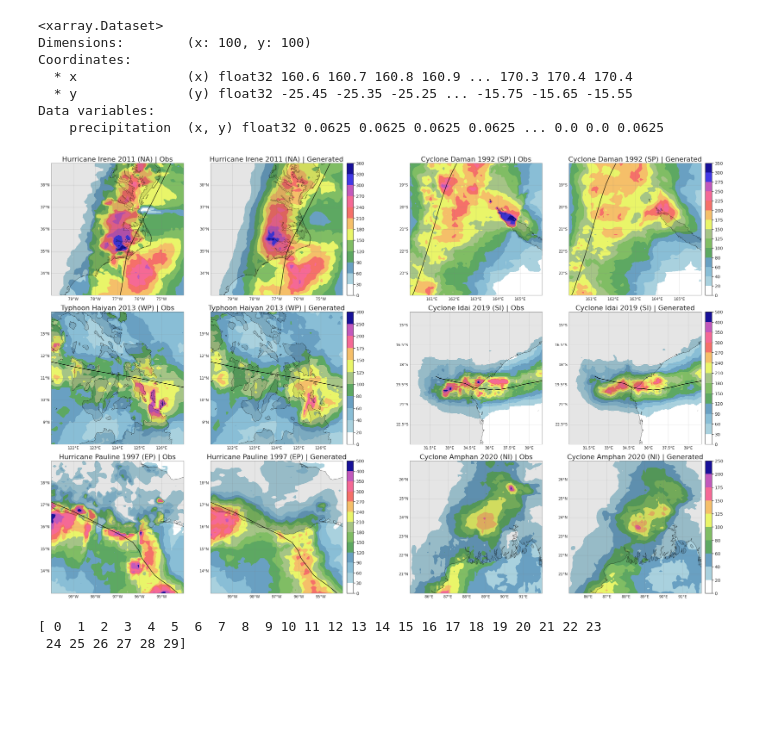
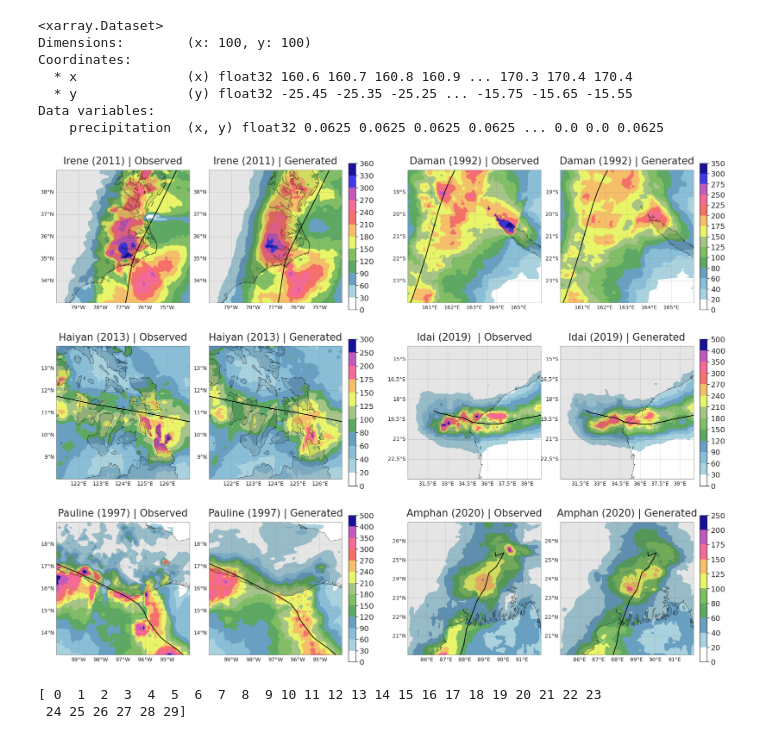
Before and after one commit to vosps/tropical_cyclone, a Jupyter notebook: figures/7_storm_rain.ipynb, the cells around one changed output. Saved outputs shown, nothing was run; the diff lists cells and outputs as text; code cells hidden in the pictures; blank space fills up the shorter version.

```diff
--- a/figures/7_storm_rain.ipynb
+++ b/figures/7_storm_rain.ipynb
@@ -347,6 +366,10 @@ storm_6 = '2020138N10086'
 centre_lats_6 = tracks['lat'].loc[tracks['sid']==storm_6].reset_index(drop=True)
 centre_lons_6 = tracks['lon'].loc[tracks['sid']==storm_6].reset_index(drop=True)
 intensity_6 = tracks['sshs'].loc[tracks['sid']==storm_6].reset_index(drop=True)
+
+centre_lats_6 = [19.8,20.55,21.37,22.05,22.83,23.5,24.33,24.63,25.09,25.38,25.21,25.4]
+centre_lons_6 = [87.7,87.95,88.09,88.35,88.63,89.05,89.28,89.64,89.91,90.05,89.62,89.6]
+intensity_6 = [1,1,1,1,1,1,1,1,1,1,1,1]
 # %% [output]
 [ 0  1  2  3  4  5  6  7  8  9 10 11 12 13 14 15 16 17 18 19 20 21 22 23
  24 25 26 27 28 29]
@@ -602,7 +436,8 @@ sns.set_context("notebook")
 precip_cmap,precip_norm = make_cmap()
 
 gridspec = {'width_ratios': [1,1,0.2,1,1, 0.2]}
-fig, axes = plt.subplots(3, 6, figsize=(32, 20), sharey=False,subplot_kw={'projection': ccrs.PlateCarree()}, gridspec_kw=gridspec)
+# fig, axes = plt.subplots(3, 6, figsize=(32, 20), sharey=False,subplot_kw={'projection': ccrs.PlateCarree()}, gridspec_kw=gridspec)
+fig, axes = plt.subplots(3, 6, figsize=(32, 24), sharey=False,subplot_kw={'projection': ccrs.PlateCarree()}, gridspec_kw=gridspec)
 axes[0, 5].axis('off')
 axes[1, 5].axis('off')
 axes[2, 5].axis('off')
@@ -645,11 +480,11 @@ ylim_6 = (20,27)
 levels = [0, 20, 25, 30, 40, 50, 70, 100, 125, 150, 175,200, 225, 250, 300, 350, 400, 500]
 levels = [0, 20, 40, 60, 80, 100, 125, 150, 175, 200, 225, 250, 300, 350, 400, 500]
 levels = [0, 30, 60, 90, 120, 150, 180, 210, 240, 270, 300, 330, 360]
-title = 'Hurricane Irene 2011 (NA) | Obs'
+title = 'Irene (2011) | Observed'
 axes[0,0] = plot_accumulated(accumulated_ds_1['precipitation'],accumulated_ds_1['lat'].values,accumulated_ds_1['lon'].values,
 							vmin=0,vmax=375,cmap=precip_cmap,levels = levels,plot='ax',centre_lats=centre_lats_1,
 							centre_lons=centre_lons_1,intensity=intensity_1,ax=axes[0,0],mask_oceans=True,title=title)
-title = 'Hurricane Irene 2011 (NA) | Generated'
+title = 'Irene (2011) | Generated'
 axes[0,1] = plot_accumulated(accumulated_ds_pred_1['precipitation'],accumulated_ds_pred_1['lat'].values,accumulated_ds_pred_1['lon'].values,
 							vmin=0,vmax=375,cmap=precip_cmap,levels = levels,plot='ax',centre_lats=centre_lats_1,centre_lons=centre_lons_1,
 							intensity=intensity_1,ax=axes[0,1],mask_oceans=True,title=title,cbar=True,cax=axes[0,2])
@@ -661,12 +496,12 @@ axes[0,1].set_ylim(ylim_1)
 # Haiyan
 # levels = [0,20, 25, 30, 40, 50, 75, 100, 125, 150, 175, 200, 250, 300]
 levels = [0, 20, 40, 60, 80, 100, 125, 150, 175, 200, 250, 300]
-title = 'Typhoon Haiyan 2013 (WP) | Obs'
+title = 'Haiyan (2013) | Observed'
 axes[1,0] = plot_accumulated(accumulated_ds_2['precipitation'],accumulated_ds_2['lat'].values,
 							accumulated_ds_2['lon'].values,vmin=0,vmax=300,cmap=precip_cmap,levels = levels,plot='ax',
 							centre_lats=centre_lats_2,centre_lons=centre_lons_2,intensity=intensity_2,
 							ax=axes[1,0],mask_oceans=True,title=title)
-title = 'Typhoon Haiyan 2013 (WP) | Generated'
+title = 'Haiyan (2013) | Generated'
 axes[1,1] = plot_accumulated(accumulated_ds_pred_2['precipitation'],accumulated_ds_pred_2['lat'].values,
 							accumulated_ds_pred_2['lon'].values,vmin=0,vmax=300,cmap=precip_cmap,levels = levels,
 							plot='ax',centre_lats=centre_lats_2,centre_lons=centre_lons_2,intensity=intensity_2,
@@ -680,12 +515,12 @@ axes[1,1].set_ylim(ylim_2)
 # levels = [0,20, 25, 30, 40, 50, 75, 100, 125, 150, 175, 200,250, 300, 350, 400, 500]
 levels = [0, 30, 60, 90, 120, 150, 180, 210, 240, 270, 300, 350, 400, 500]
 
-title = 'Hurricane Pauline 1997 (EP) | Obs'
+title = 'Pauline (1997) | Observed'
 axes[2,0] = plot_accumulated(accumulated_ds_3['precipitation'],accumulated_ds_3['lat'].values,
 							accumulated_ds_3['lon'].values,vmin=0,vmax=500,cmap=precip_cmap,levels = levels,
 							plot='ax',centre_lats=centre_lats_3,centre_lons=centre_lons_3,intensity=intensity_3,
 							ax=axes[2,0],mask_oceans=True,title=title)
-title = 'Hurricane Pauline 1997 (EP) | Generated'
+title = 'Pauline (1997) | Generated'
 axes[2,1] = plot_accumulated(accumulated_ds_pred_3['precipitation'],accumulated_ds_pred_3['lat'].values,
 							accumulated_ds_pred_3['lon'].values,vmin=0,vmax=500,cmap=precip_cmap,levels = levels,
 							plot='ax',centre_lats=centre_lats_3,centre_lons=centre_lons_3,intensity=intensity_3,
@@ -697,12 +532,12 @@ axes[2,1].set_ylim(ylim_3)
 
 # Daman
 levels = [0,20, 40, 60, 80, 100, 125, 150, 175, 200, 225, 250, 275, 300, 350]
-title = 'Cyclone Daman 1992 (SP) | Obs'
+title = 'Daman (1992) | Observed'
 axes[0,3] = plot_accumulated(accumulated_ds_4['precipitation'],accumulated_ds_4['lat'].values,
 							accumulated_ds_4['lon'].values,vmin=0,vmax=350,cmap=precip_cmap,levels = levels,
 							plot='ax',centre_lats=centre_lats_4,centre_lons=centre_lons_4,intensity=intensity_4,
 							ax=axes[0,3],mask_oceans=True,title=title)
-title = 'Cyclone Daman 1992 (SP) | Generated'
+title = 'Daman (1992) | Generated'
 axes[0,4] = plot_accumulated(accumulated_ds_pred_4['precipitation'],accumulated_ds_pred_4['lat'].values,
 							accumulated_ds_pred_4['lon'].values,vmin=0,vmax=350,cmap=precip_cmap,levels = levels,
 							plot='ax',centre_lats=centre_lats_4,centre_lons=centre_lons_4,intensity=intensity_4,
@@ -715,42 +550,44 @@ axes[0,4].set_ylim(ylim_4)
 # Idai
 levels = [0,20, 25, 30, 40, 50, 75, 100, 125, 150, 175, 200,250, 300, 350, 400, 500]
 levels = [0, 30, 60, 90, 120, 150, 180, 210, 240, 270, 300, 350, 400, 500]
-title = 'Cyclone Idai 2019 (SI) | Obs'
+title = 'Idai (2019)  | Observed'
 axes[1,3] = plot_accumulated(accumulated_ds_5['precipitation'],accumulated_ds_5['lat'].values,
 							accumulated_ds_5['lon'].values,vmin=0,vmax=500,cmap=precip_cmap,levels = levels,
 							plot='ax',centre_lats=centre_lats_5,centre_lons=centre_lons_5,intensity=intensity_5,
 							ax=axes[1,3],mask_oceans=True,title=title)
-title = 'Cyclone Idai 2019 (SI) | Generated'
+title = 'Idai (2019) | Generated'
 axes[1,4] = plot_accumulated(accumulated_ds_pred_5['precipitation'],accumulated_ds_pred_5['lat'].values,
 							accumulated_ds_pred_5['lon'].values,vmin=0,vmax=500,cmap=precip_cmap,levels = levels,
 							plot='ax',centre_lats=centre_lats_5,centre_lons=centre_lons_5,intensity=intensity_5,
 							ax=axes[1,4],mask_oceans=True,title=title,cbar=True,cax=axes[1,5])
 axes[1,3].set_xlim(xlim_5)
 axes[1,3].set_ylim(ylim_5)
 axes[1,4].set_xlim(xlim_5)
 axes[1,4].set_ylim(ylim_5)
 
 # Amphan
 levels = levels = [0,20, 40, 60, 80, 100, 125, 150, 175, 200,250]
-title = 'Cyclone Amphan 2020 (NI) | Obs'
+title = 'Amphan (2020) | Observed'
 axes[2,3] = plot_accumulated(accumulated_ds_6['precipitation'],accumulated_ds_6['lat'].values,
 							accumulated_ds_6['lon'].values,vmin=0,vmax=250,cmap=precip_cmap,levels = levels,
 							plot='ax',centre_lats=centre_lats_6,centre_lons=centre_lons_6,intensity=intensity_6,
 							ax=axes[2,3],mask_oceans=True,title=title)
-title = 'Cyclone Amphan 2020 (NI) | Generated'
+title = 'Amphan (2020) | Generated'
 axes[2,4] = plot_accumulated(accumulated_ds_pred_6['precipitation'],accumulated_ds_pred_6['lat'].values,
 							accumulated_ds_pred_6['lon'].values,vmin=0,vmax=250,cmap=precip_cmap,levels = levels,
 							plot='ax',centre_lats=centre_lats_6,centre_lons=centre_lons_6,intensity=intensity_6,
 							ax=axes[2,4],mask_oceans=True,title=title,cbar=True,cax=axes[2,5])
 axes[2,3].set_xlim(xlim_6)
 axes[2,3].set_ylim(ylim_6)
 axes[2,4].set_xlim(xlim_6)
 axes[2,4].set_ylim(ylim_6)
 
-plt.tight_layout()
-plt.savefig('figure7-accumulated_rainfall.png',bbox_inches='tight')
+# fig.subplots_adjust(top=0.15)
+# fig.tight_layout(pad=1)
+# plt.tight_layout()
+plt.savefig('figure7-accumulated_rainfall.png',bbox_inches='tight',dpi=600)
 # %% [output]
-[figure, old version]
+[figure, new version]
 # %%
 print(sid_2020138N10086)
 # %% [output]
```
Also changed, not shown: parts of 11 cells of this notebook, 15 other files.
